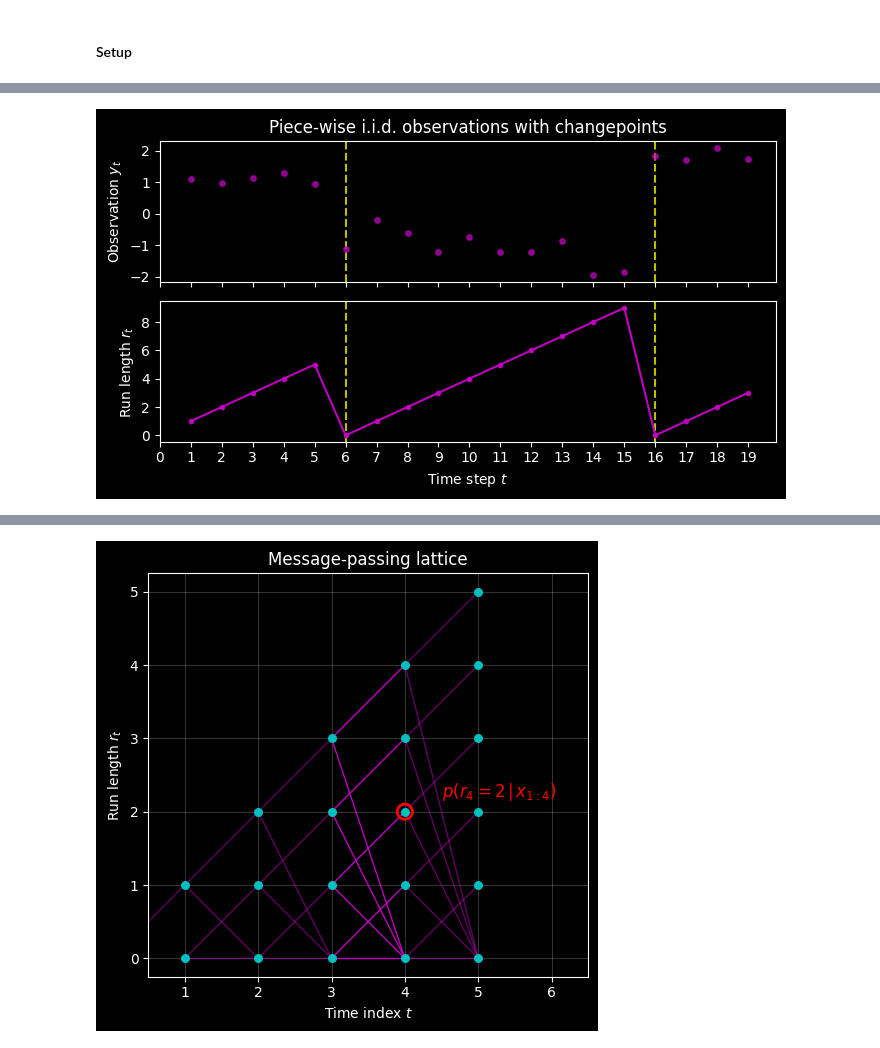
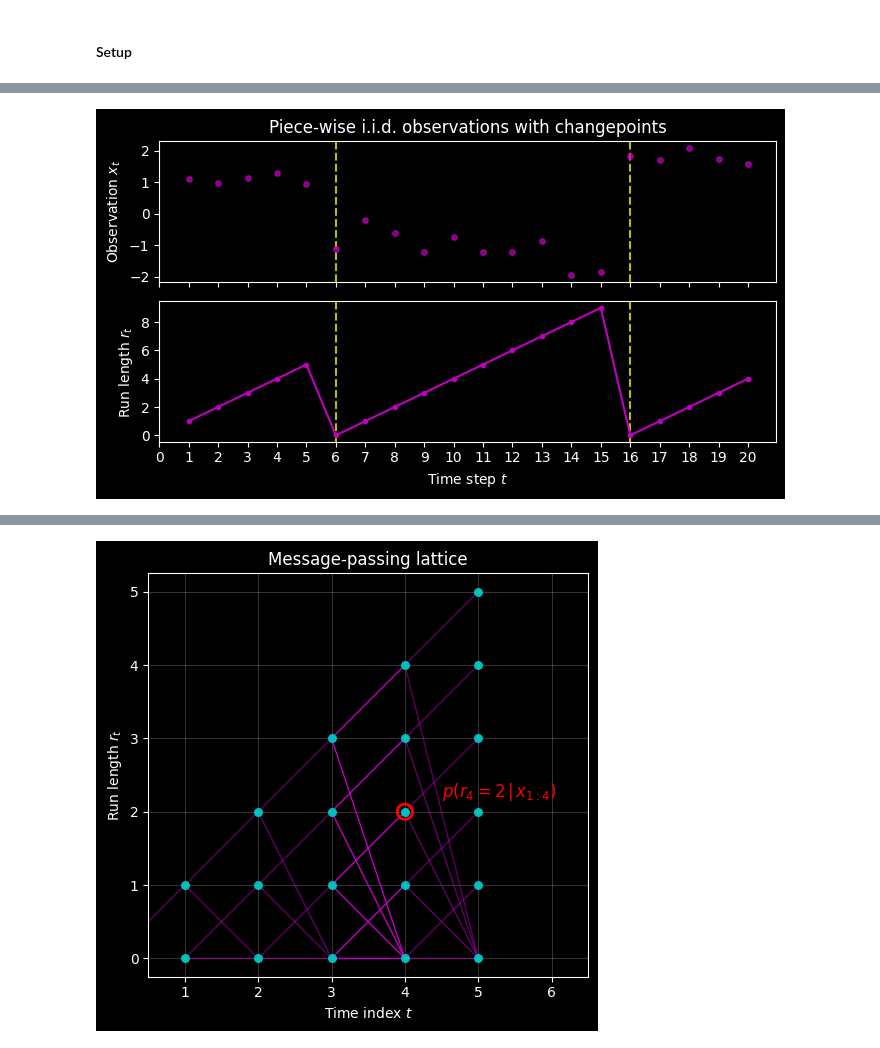
Before and after one commit to heyjianjing/time_series, a Jupyter notebook: ts_03_online_changepoint_detection.ipynb, the cells around one changed output, grey strips where cells are left out. Drawn from its saved outputs; the diff is of its cells as text; code cells hidden in the pictures.

```diff
--- a/ts_03_online_changepoint_detection.ipynb
+++ b/ts_03_online_changepoint_detection.ipynb
@@ -25,48 +25,53 @@ np.set_printoptions(formatter={'float': '{: 0.2e}'.format})
 # %%
 np.random.seed(42)
 
-segment_lengths = [5, 10, 4]
+def generate_data(segment_lengths, segment_means, segment_stds):
+    x_vals = []
+    run_len = []
+    for idx, (seg_len, mu, sigma) in enumerate(zip(segment_lengths, segment_means, segment_stds)):
+        if idx == 0:
+            x_vals.append(np.random.normal(mu, sigma, size=seg_len))
+            run_len.append(np.arange(1, seg_len+1))
+        else:
+            x_vals.append(np.random.normal(mu, sigma, size=seg_len))
+            run_len.append(np.arange(seg_len))
+
+    x = np.concatenate(x_vals)
+    r = np.concatenate(run_len)
+    t = np.arange(1, len(x) + 1)
+
+    change_points = np.cumsum(segment_lengths)[:-1] + 1
+
+    return x, r, t, change_points
+
+def plot_data(x, r, t, change_points):
+    fig, ax = plt.subplots(2, 1, sharex=True, figsize=(7, 4))
+
+    ax[0].scatter(t, x, c='m', s=15, alpha=0.7)
+    for cp in change_points:
+        ax[0].axvline(cp, color= 'y',linestyle='--',zorder=-1)
+
+    ax[0].set_ylabel(r'Observation $x_t$')
+    ax[0].set_title('Piece-wise i.i.d. observations with changepoints')
+
+    ax[1].plot(t, r, 'm.-')
+    for cp in change_points:
+        ax[1].axvline(cp, color= 'y',linestyle='--',zorder=-1)
+
+    ax[1].set_ylabel(r'Run length $r_t$')
+    ax[1].set_xlabel('Time step $t$')
+    ax[1].set_xticks(np.arange(0, len(x)+1))
+
+    fig.tight_layout()
+    plt.show()
+
+segment_lengths = [5, 10, 5]
 segment_means = [1,  -1., 2]
 segment_stds = [0.2, 0.5, 0.3]
 
-y_vals = []
-run_len = []
-current = 0
-for idx, (seg_len, mu, sigma) in enumerate(zip(segment_lengths, segment_means, segment_stds)):
-    if idx == 0:
-        y_vals.append(np.random.normal(mu, sigma, size=seg_len))
-        run_len.append(np.arange(1, seg_len+1))
-        current += seg_len
-    else:
-        y_vals.append(np.random.normal(mu, sigma, size=seg_len))
-        run_len.append(np.arange(0, seg_len))
-        current += seg_len
+x, r, t, change_points = generate_data(segment_lengths, segment_means, segment_stds)
 
-y = np.concatenate(y_vals)
-r = np.concatenate(run_len)
-t = np.arange(1, len(y) + 1)
-
-change_points = np.cumsum(segment_lengths)[:-1] + 1
-
-fig, ax = plt.subplots(2, 1, sharex=True, figsize=(7, 4))
-
-ax[0].scatter(t, y, c='m', s=15, alpha=0.7)
-for cp in change_points:
-    ax[0].axvline(cp, color= 'y',linestyle='--',zorder=-1)
-
-ax[0].set_ylabel(r'Observation $y_t$')
-ax[0].set_title('Piece-wise i.i.d. observations with changepoints')
-
-ax[1].plot(t, r, 'm.-')
-for cp in change_points:
-    ax[1].axvline(cp, color= 'y',linestyle='--',zorder=-1)
-
-ax[1].set_ylabel(r'Run length $r_t$')
-ax[1].set_xlabel('Time step $t$')
-ax[1].set_xticks(np.arange(0, len(y)+1))
-
-fig.tight_layout()
-plt.show()
+plot_data(x, r, t, change_points)
 # %% [output]
-[figure, old version]
+[figure, new version]
 # %% [markdown]
```
Also changed, not shown: parts of 28 cells of this notebook.
